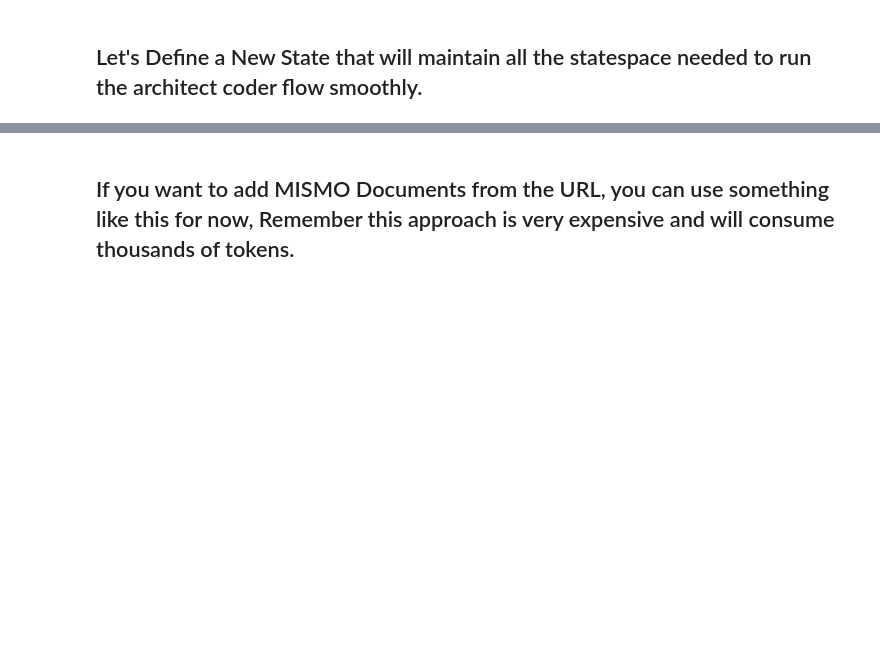
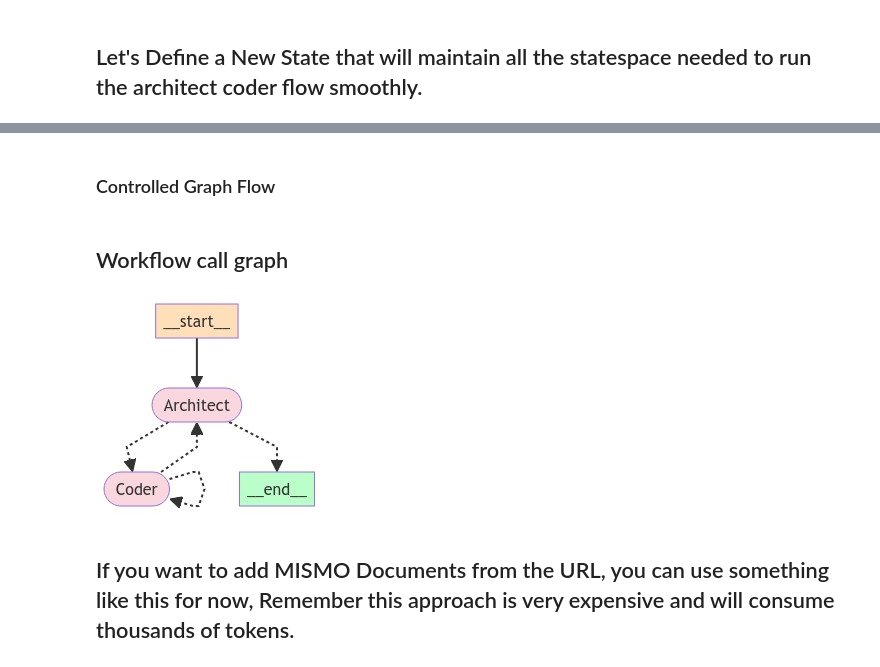
Before and after one commit to c-ravela/genpod-ai-backend, a Jupyter notebook: src/Compage_Agent_Controlled_Flow.ipynb, the cells around one changed output, grey strips where cells are left out. Cells and saved outputs as stored; diff of their text form; code cells hidden in the pictures; blank space fills up the shorter version.

```diff
--- a/src/Compage_Agent_Controlled_Flow.ipynb
+++ b/src/Compage_Agent_Controlled_Flow.ipynb
@@ -359,7 +367,7 @@ class CoderModel(BaseModel):
     # deliverables: Dict[str, str] = Field(default_factory=dict, description="A seperate Dictionary of Tasks and their corresponding details for completion")
     description: ClassVar[str] = "Schema of task completion output from Coder."
 # %%
-coder_tools = ["write_generated_code_to_file","create_git_repo","execute_command,download_license_file"]
+coder_tools = ["write_generated_code_to_file", "create_git_repo", "execute_command", "download_license_file"]
 # %% [markdown]
 ## We May need to create args Schema for each of the other tool as well, if we want to attach all of them to the coder llm.
 Let us first create for the three below, we can create for others later on
@@ -436,16 +453,19 @@ Coder_prompt = ChatPromptTemplate.from_messages(
             4) A Licensing text from the user input that needs to be prefixed to each code.
             5) Mark the assigned task as COMPLETED and set the call_next to 'Architect', only after receiving the confirmation from one of the external tools.
             6) Mark the assigned task as INCOMPLETE and set the call_next to 'call_tool'\n
-            Invoke the Coder_model tool to structure the output correctly. </instructions> \n Here is the Architect task:"""
+            Invoke the CoderModel tool to structure the output correctly. </instructions> \n Here is the Architect task:"""
         ),
         MessagesPlaceholder(variable_name="coder_tools"),
         MessagesPlaceholder(variable_name="messages"),
     ]
 )
 
+print(solution['parsed'].keys())
+
 # First lets read in the input that defines the task to be performed by the multi agent setup
 architect_input = solution['parsed']['next_task']
 print(architect_input)
+
 Coder_llm = code_llm.with_structured_output(CoderModel, include_raw=True)
 
 coder_chain = Coder_prompt | Coder_llm
@@ -594,3 +728,45 @@ def Coder(state: GraphState):
+# %%
+from langgraph.checkpoint.sqlite import SqliteSaver
+
+memory = SqliteSaver.from_conn_string(":memory:")
+# %% [markdown]
+### Controlled Graph Flow
+# %%
+workflow = StateGraph(GraphState)
+
+workflow.add_node("Architect", Architect)
+workflow.add_node("Coder", Coder)
+# workflow.add_node("call_tool", CoderTools)
+
+workflow.add_conditional_edges("Architect", architect_router,
+    {
+        "Coder": "Coder",
+        END: END
+    }
+)
+workflow.add_conditional_edges("Coder", coder_router,
+    {
+        "Coder": "Coder",
+        "Architect": "Architect",
+        # "call_tool": "call_tool"
+    }
+)
+
+workflow.set_entry_point("Architect")
+
+workflow_graph = workflow.compile(checkpointer=memory)
+# %% [markdown]
+## Workflow call graph
+# %%
+from IPython.display import Image, display
+
+try:
+    display(Image(workflow_graph.get_graph().draw_mermaid_png()))
+except:
+    # This requires some extra dependencies and is optional
+    pass
+# %% [output]
+[figure, added]
 # %% [markdown]
 ## If you want to add MISMO Documents from the URL, you can use something like this for now, Remember this approach is very expensive and will consume thousands of tokens.
 # %%
```
Also changed, not shown: parts of 22 cells of this notebook, 2 other files.
